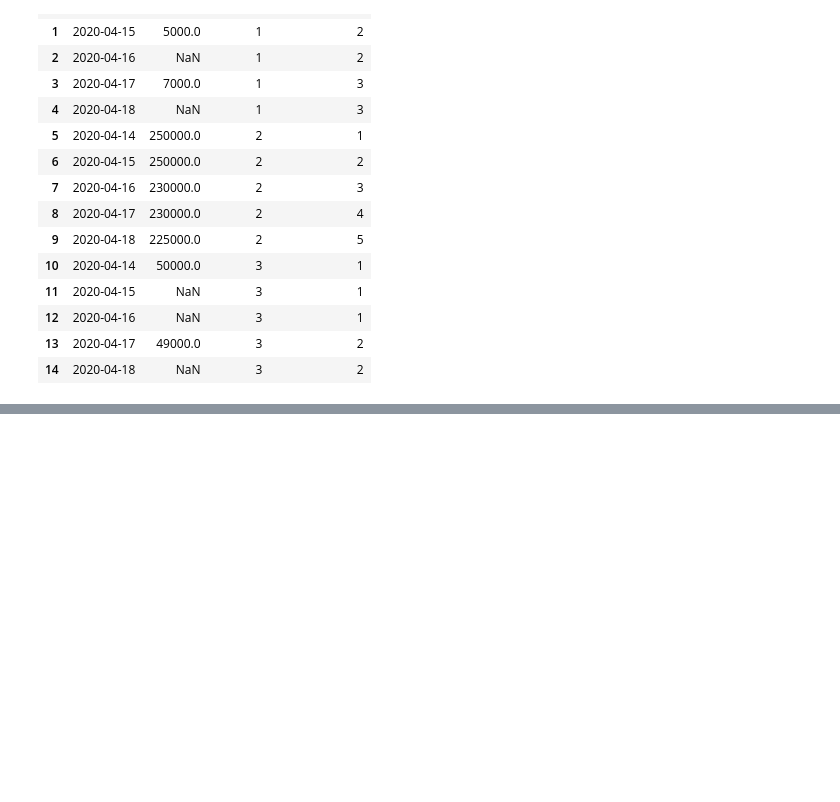
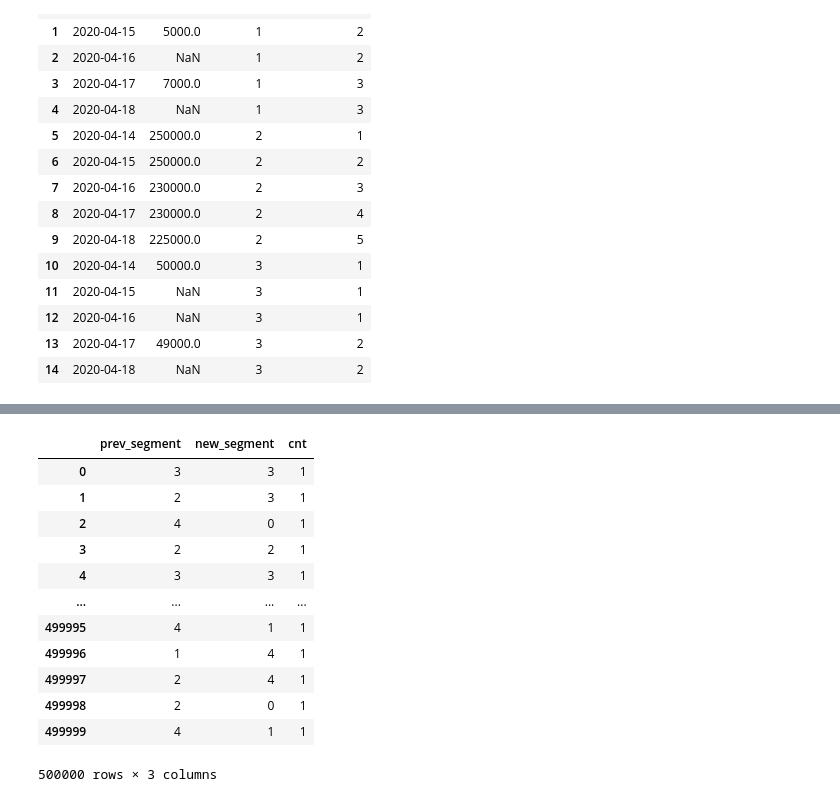
Before and after one commit to SergeyB81/Portfolio-DS, a Jupyter notebook: Тестовое CG/Bank-62-68/bank_ds_trainee_test_case.ipynb, the cells around one changed output, grey strips where cells are left out. Drawn from its saved outputs; the diff is of its cells as text; code cells hidden in the pictures; blank space fills up the shorter version.

```diff
--- a/Тестовое CG/Bank-62-68/bank_ds_trainee_test_case.ipynb
+++ b/Тестовое CG/Bank-62-68/bank_ds_trainee_test_case.ipynb
@@ -839,0 +854,2 @@ select(sql)
+# %%
+data = pd.DataFrame(np.random.randint(low=0,high=5,size=(500000,2)),columns=['prev_segment','new_segment'])
@@ -839,0 +872,18 @@ select(sql)
+# %%
+data['cnt'] = 1 # добавим технический столбец для расчетов
+# %%
+data
+# %% [output]
+|  | prev_segment | new_segment | cnt |
+| 0 | 3 | 3 | 1 |
+| 1 | 2 | 3 | 1 |
+| 2 | 4 | 0 | 1 |
+| 3 | 2 | 2 | 1 |
+| 4 | 3 | 3 | 1 |
+| ... | ... | ... | ... |
+| 499995 | 4 | 1 | 1 |
+| 499996 | 1 | 4 | 1 |
+| 499997 | 2 | 4 | 1 |
+| 499998 | 2 | 0 | 1 |
+| 499999 | 4 | 1 | 1 |
+500000 rows × 3 columns
```
Also changed, not shown: parts of 35 cells of this notebook.
